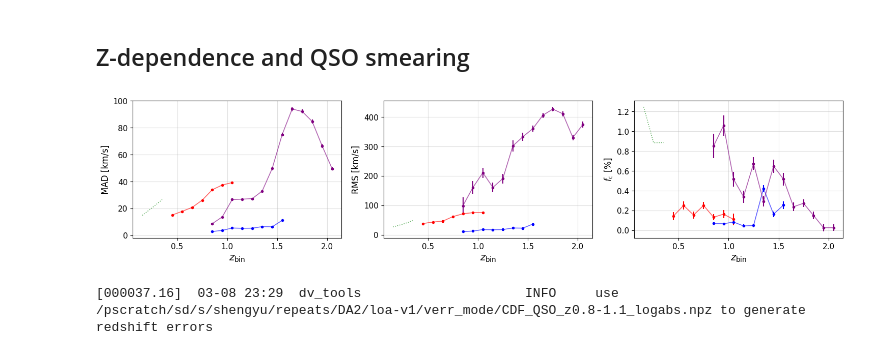
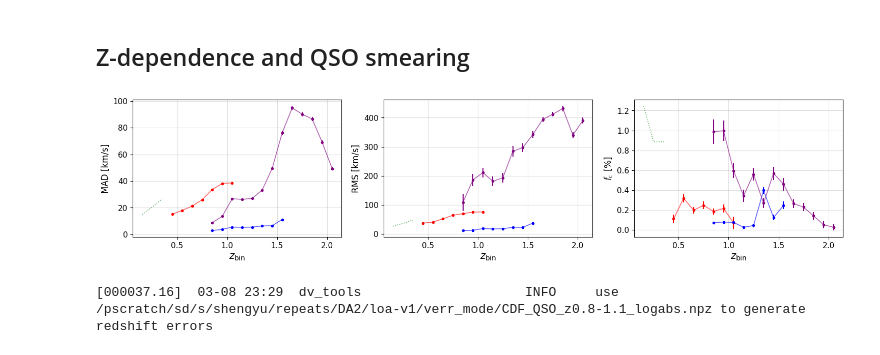
Before and after one commit to ShengyuHE/desi_y3_redshift_errors, a Jupyter notebook: main/repeat_obs/notebooks/repeats_distribution.ipynb, the cells around one changed output. Drawn from its saved outputs; the diff is of its cells as text; code cells hidden in the pictures.

```diff
--- a/main/repeat_obs/notebooks/repeats_distribution.ipynb
+++ b/main/repeat_obs/notebooks/repeats_distribution.ipynb
@@ -300,7 +300,7 @@ for idxt, tracer in enumerate(tracers):
             dv, qu = get_repeats_dv(tracer, z1, z2)
             N = len(dv)
         elif 'cdf' in tracer:
-            dv = sample_from_cdf_npz(tracer[:3], z1, z2, N)
+            dv = sample_from_cdf_v2(tracer[:3], z1, z2, N)
             cthr = get_cthr(tracer[:3])
             dv_smear = dv[abs(dv) < cthr]
             MED = np.median(abs(dv))*1.4828/np.sqrt(2) # median absolute deviation
@@ -326,32 +326,32 @@ for idxt, tracer in enumerate(tracers):
             ax.errorbar(zmid_list, means, yerr = errs, label = label,
                         marker= 'o' if 'cdf' in tracer else '^', markersize=3,
                         color = color, linestyle='none',)
         if tracer == 'QSO_3cut':
             label = r'$v_{\rm{cut1}}$ = 3000$\,$km/s' if idxq==1 else None
             ax.plot(zmid_list, means, color=color, lw=1.2, alpha=0.6, ls=':', label=label)
         else:
             label = r'$v_{\rm{cut0}}$ = 10000$\,$km/s' if tracer == 'QSO' and idxq==1 else None
             ls = '-' if 'cdf' in tracer else ':'
             ax.plot(zmid_list, means, color=color, lw=1.2, alpha=0.6, label = label, ls=ls)
         # === add horizontal line for global value ===
         # yvalue = overall_values[tracer][olabels[idxq]]
         # yvar = metrics_tab[metrics_tab["tracer"] == f"{tracer[:3]}_z{zmin}_{zmax}"][qlabels[idxq]][0]
         # print(tracer, zmin, zmax, qlabels[idxq], f'{yvalue:.2f}±{yvar:.2f}')
         # ax.axhline(y=yvalue, color=color, linestyle='--', lw=1.4, alpha=0.6 if tracer == 'QSO_3cut' else 1.0)
         # ax.axhspan(yvalue-yvar, yvalue+yvar, color=color, alpha=0.3)
         # plot axes settings
         ax.set_xlabel(r"$z_{\mathrm{bin}}$", fontsize=14)
         ax.set_ylabel(ylabel, fontsize=12)
         ax.tick_params(axis='both', labelsize=11)
         ax.grid(alpha=0.4)
         if idxq==0 and tracer== 'QSO':
             ax.legend(fontsize=13, loc='best', frameon=False)
         # if idxq==1 and tracer== 'QSO_3cut':
             # ax.legend(fontsize=12, loc='best', frameon=False)
         # if idxq < 2:
             # ax.set_yscale('log')
 if save_fig == False:
     plt.savefig(OVERLEAF_DIR+f'/repeats_z_dependence', dpi=400, bbox_inches='tight')
 # %% [output]
-[figure, old version]
+[figure, new version]
 # %%
```
Also changed, not shown: parts of 2 cells of this notebook, 5 other files.
